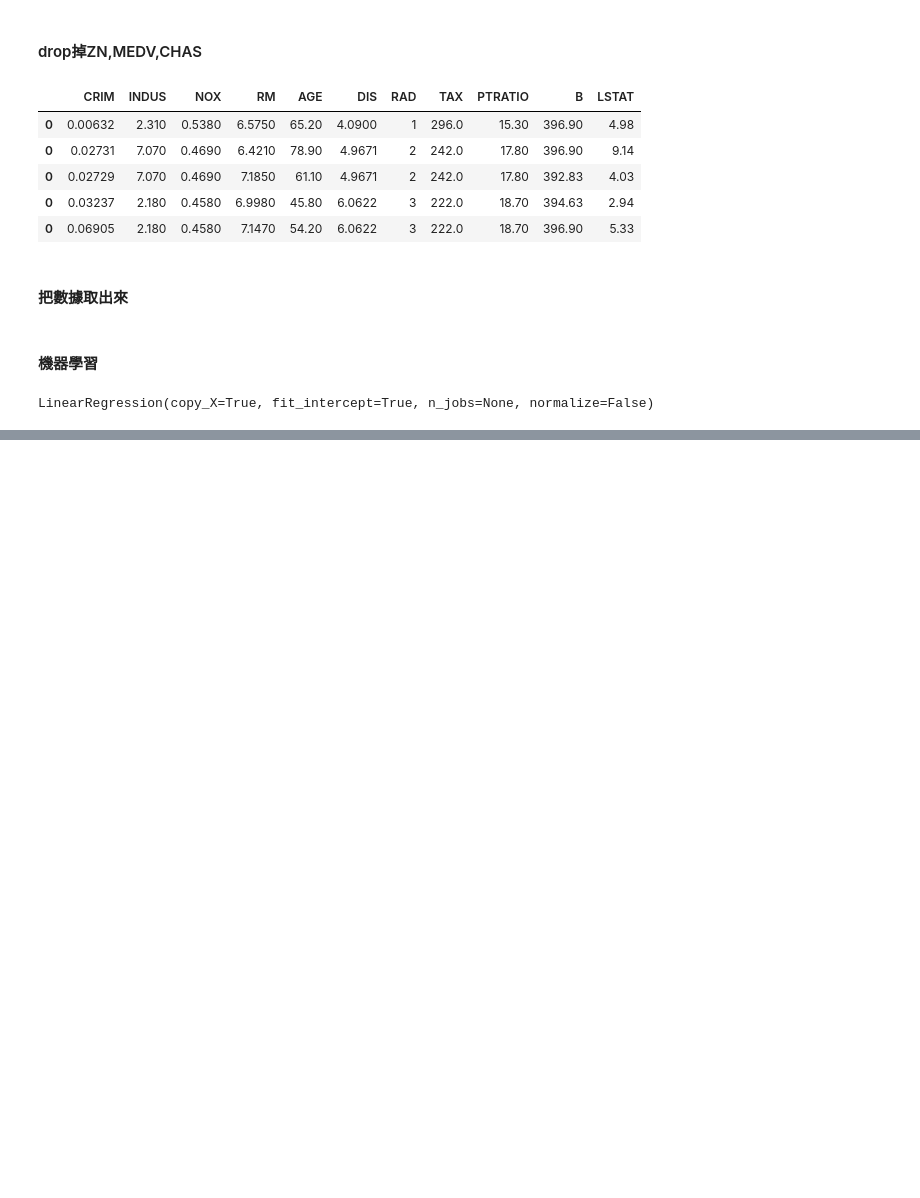
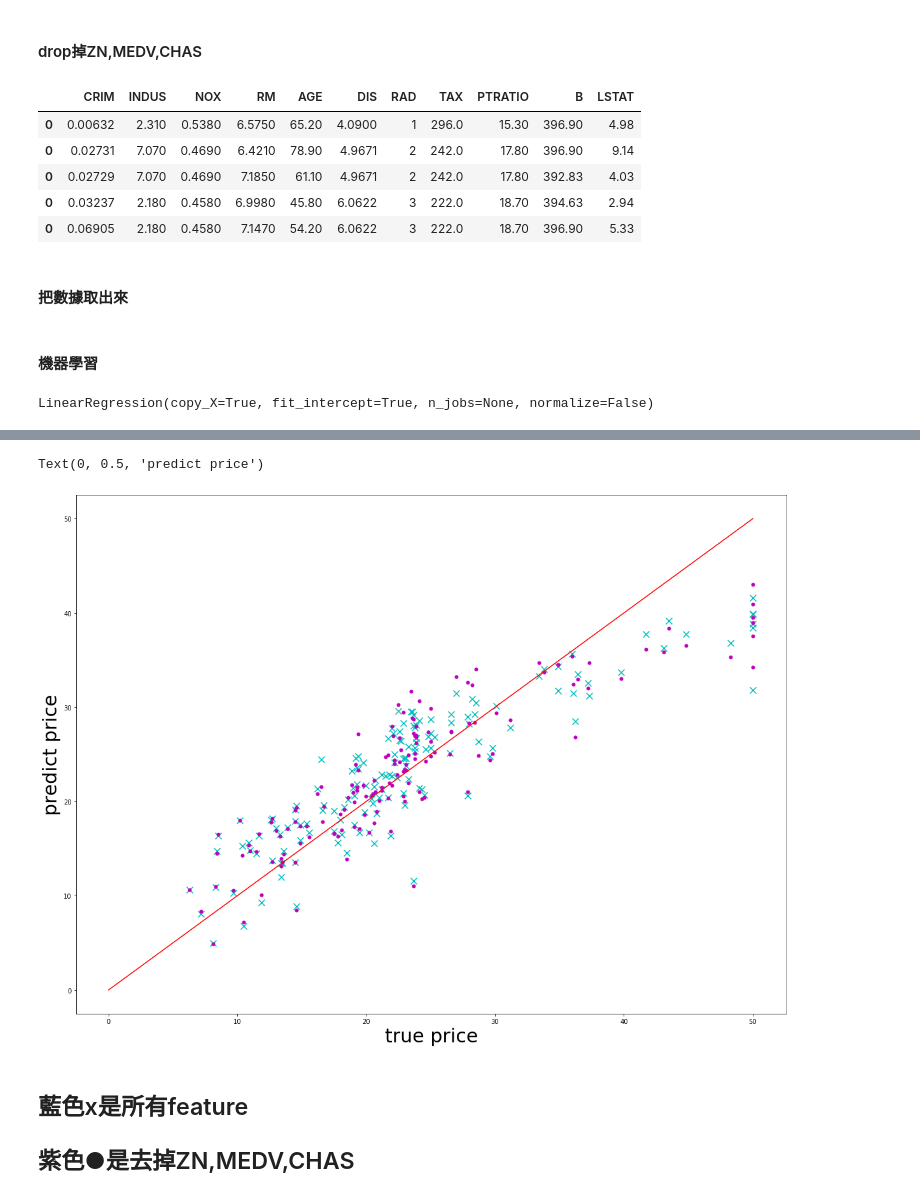
Before and after one commit to ivan1003hsu/python-work, a Jupyter notebook: 波士頓房價預測.ipynb, the cells around one changed output, grey strips where cells are left out. Drawn from its saved outputs; the diff is of its cells as text; code cells hidden in the pictures; blank space fills up the shorter version.

```diff
--- a/波士頓房價預測.ipynb
+++ b/波士頓房價預測.ipynb
@@ -107,0 +129,13 @@ NameError: name 'sns' is not defined
+# %%
+plt.figure(figsize=(20,15))
+plt.scatter(y_test,y_predict,marker='x',c='c',s=100);
+plt.scatter(y2_test,y2_predict,marker='.',c='m',s=100);
+plt.plot([0,50],[0,50],'r');
+plt.xlabel('true price',fontsize=30)
+plt.ylabel('predict price',fontsize=30)
+# %% [output]
+Text(0, 0.5, 'predict price')
+[figure, added]
+# %% [markdown]
+## 藍色x是所有feature
+## 紫色●是去掉ZN,MEDV,CHAS
```
Also changed, not shown: parts of 9 cells of this notebook.
